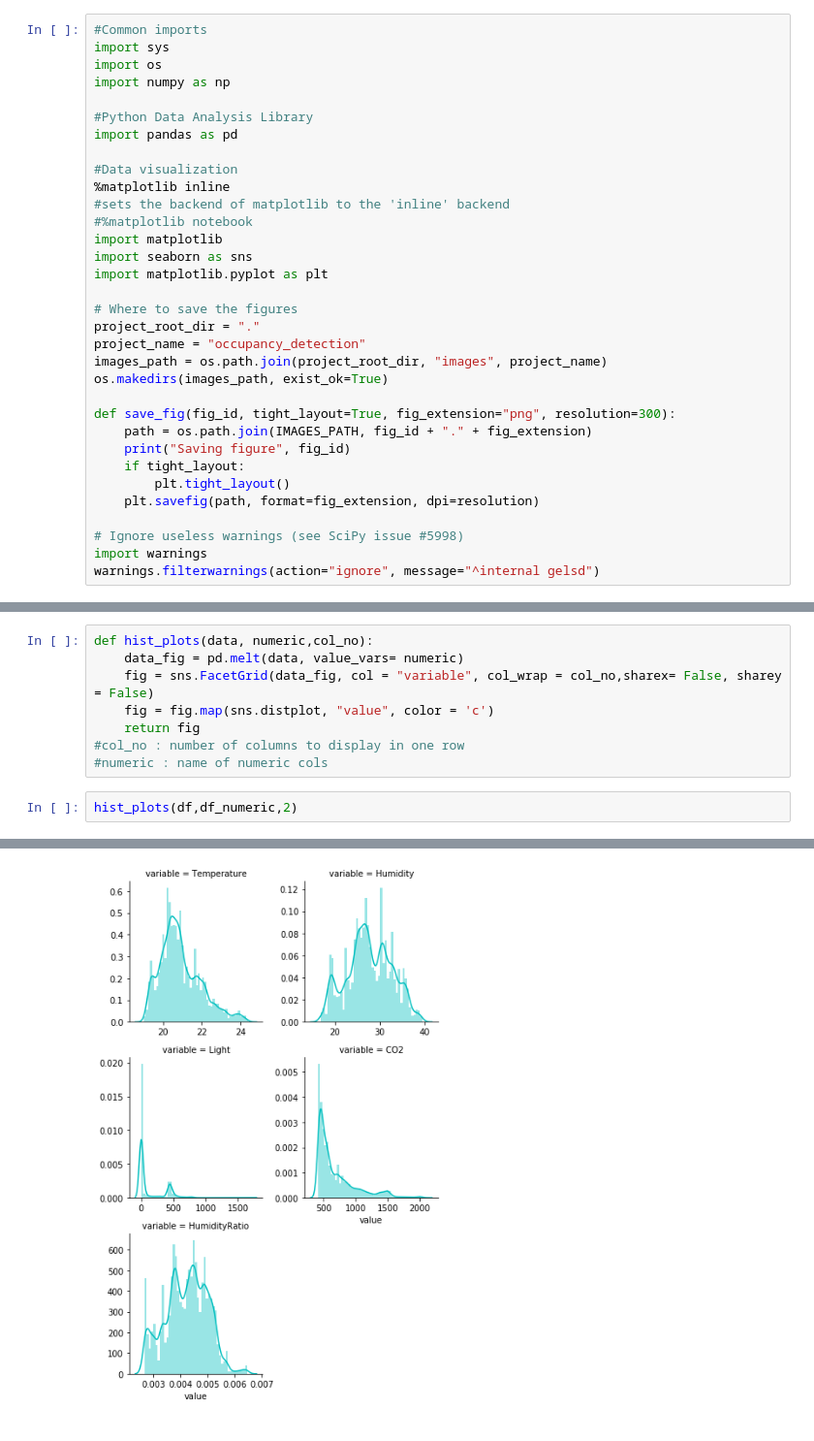
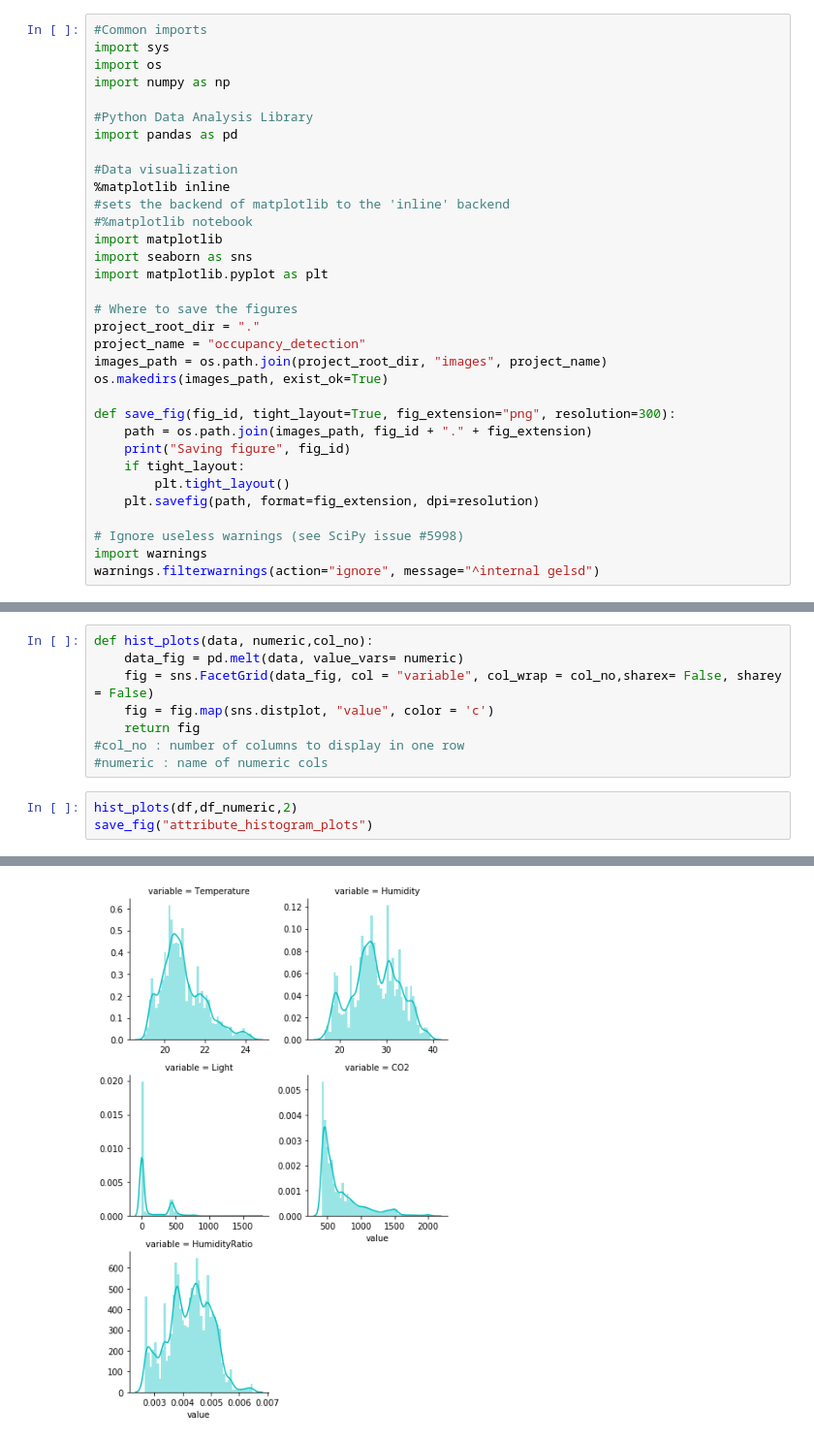
Before and after one commit to harshit-bajpai/Machine-learning-models, a Jupyter notebook: occupancy_detection.ipynb, the cells around one changed output, grey strips where cells are left out. Shown at 97% size. Drawn from its saved outputs; the diff is of its cells as text.

```diff
--- a/occupancy_detection.ipynb
+++ b/occupancy_detection.ipynb
@@ -41,7 +41,7 @@ images_path = os.path.join(project_root_dir, "images", project_name)
 os.makedirs(images_path, exist_ok=True)
 
 def save_fig(fig_id, tight_layout=True, fig_extension="png", resolution=300):
-    path = os.path.join(IMAGES_PATH, fig_id + "." + fig_extension)
+    path = os.path.join(images_path, fig_id + "." + fig_extension)
     print("Saving figure", fig_id)
     if tight_layout:
         plt.tight_layout()
@@ -171,4 +184,5 @@ def hist_plots(data, numeric,col_no):
 #numeric : name of numeric cols
 # %%
 hist_plots(df,df_numeric,2)
+save_fig("attribute_histogram_plots")
 # %% [output]
@@ -176,2 +190,2 @@ hist_plots(df,df_numeric,2)
-[figure, old version]
+[figure, new version]
 # %% [markdown]
```
Also changed, not shown: parts of 26 cells of this notebook, 4 other files.
